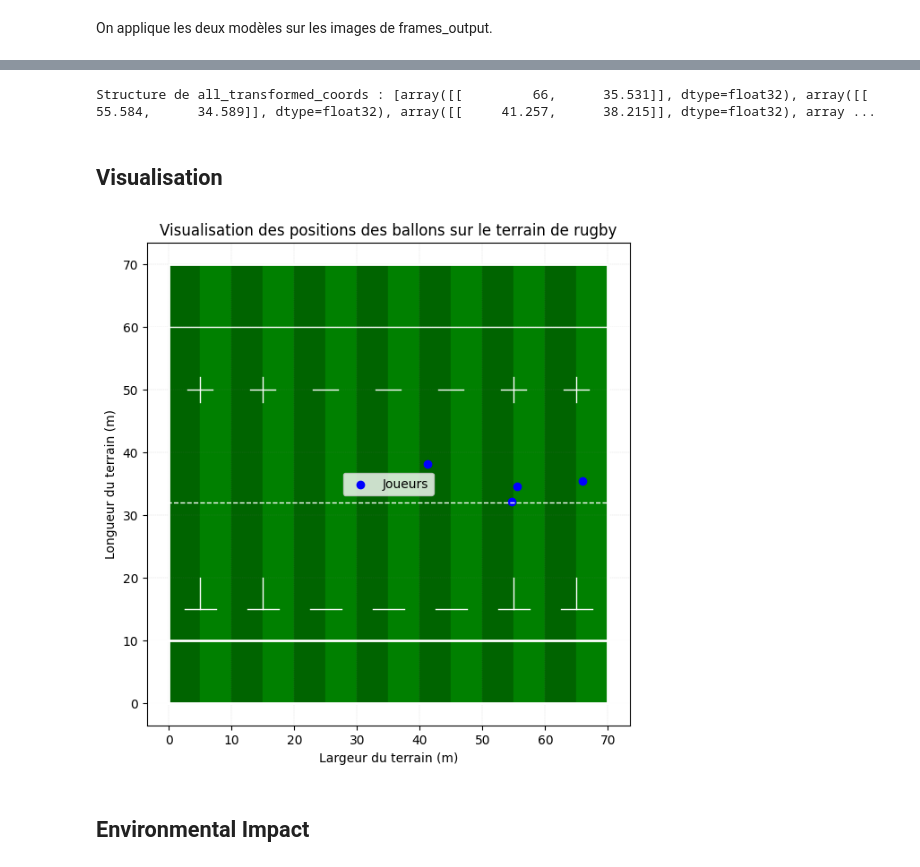
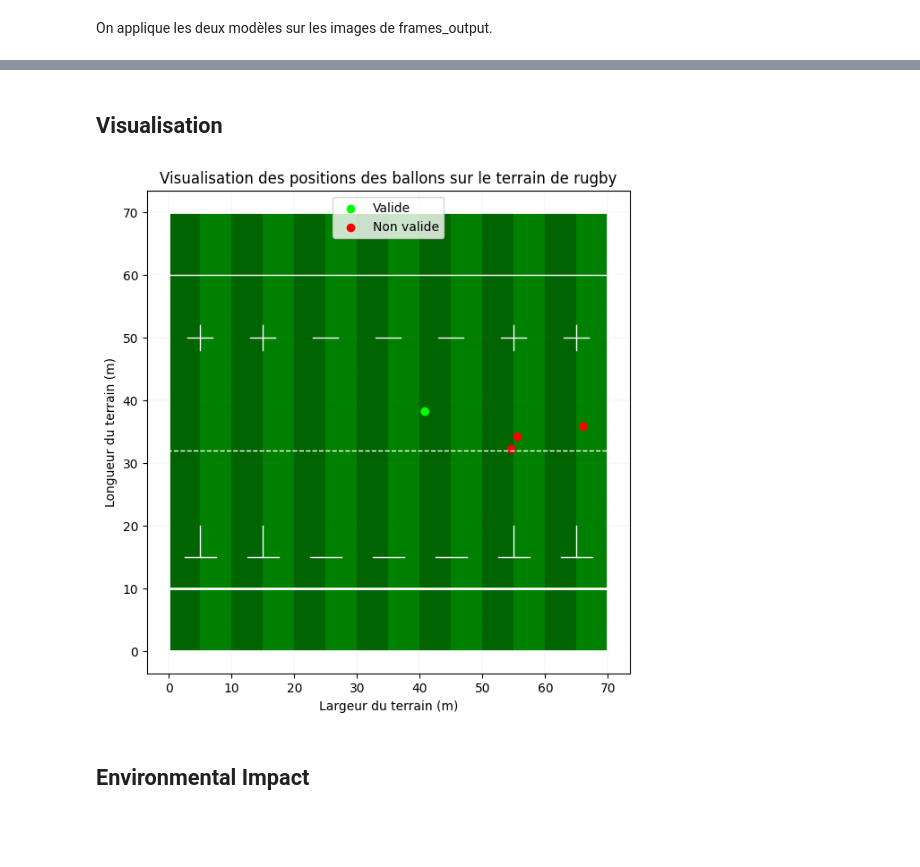
Before and after one commit to mboytchev/P5A_Rugby_Vision, a Jupyter notebook: Detection_ball/dernier.ipynb, the cells around one changed output, grey strips where cells are left out. Cells and saved outputs as stored; diff of their text form; code cells hidden in the pictures; blank space fills up the shorter version.

```diff
--- a/Detection_ball/dernier.ipynb
+++ b/Detection_ball/dernier.ipynb
@@ -717,11 +742,7 @@ Joueur : [      54.62      32.231]
-# %%
-# Vérification de la structure de all_transformed_coords
-print("Structure de all_transformed_coords :", all_transformed_coords)
-# %% [output]
-Structure de all_transformed_coords : [array([[         66,      35.531]], dtype=float32), array([[     55.584,      34.589]], dtype=float32), array([[     41.257,      38.215]], dtype=float32), array ...
 # %% [markdown]
 ## Visualisation
 # %%
+from datetime import datetime
 
 # Création du terrain de rugby
 plt.figure(figsize=(12, 7))
@@ -750,36 +771,57 @@ plt.axhline(50 + 10, color='white', linestyle='-', linewidth=1)
 # Tracer les croix et les lignes de terrain
 cross_x_positions = [5, 15, terrain_width - 15, terrain_width - 5]
 for x in cross_x_positions:
     plt.plot([x - 2.5, x + 2.5], [15, 15], color='white', linewidth=1)
     plt.plot([x, x], [15, 20], color='white', linewidth=1)
     plt.plot([x - 2, x + 2], [terrain_length - 20, terrain_length - 20], color='white', linewidth=1)
     plt.plot([x, x], [terrain_length - 22, terrain_length - 18], color='white', linewidth=1)
 
 line_x_positions = [25, 35, 45]
 for x in line_x_positions:
     plt.plot([x - 2.5, x + 2.5], [15, 15], color='white', linewidth=1)
     plt.plot([x - 2, x + 2], [terrain_length - 20, terrain_length - 20], color='white', linewidth=1)
 
 # Extraction des coordonnées x et y de all_transformed_coords
 x_coords = [coord[0][0] for coord in all_transformed_coords]  # Liste des coordonnées x
 y_coords = [coord[0][1] for coord in all_transformed_coords]  # Liste des coordonnées y
 
 # Tracer les positions des joueurs ou des points
-plt.scatter(x_coords, y_coords, color='blue', label='Joueurs')
+colors = ['#00FF00' if status == 'Oui' else 'red' for status in all_rentree]
+plt.scatter(x_coords, y_coords, color=colors)
+
+# Ajouter des points fictifs pour la légende
+plt.scatter([], [], color='#00FF00', label='Valide')
+plt.scatter([], [], color='red', label='Non valide')
 
 # Ajouter des labels pour les axes
 plt.xlabel("Largeur du terrain (m)")
 plt.ylabel("Longueur du terrain (m)")
 
 # Ajustement du rapport d'aspect et grille discrète
 plt.gca().set_aspect('equal', adjustable='box')
 plt.grid(color='gray', linestyle='--', linewidth=0.3, alpha=0.3)
 
-# Afficher la légende et la visualisation
+# Afficher la légende
 plt.legend()
+
+# Vérifier et créer le dossier "schema_penalite" s'il n'existe pas
+output_dir = "schema_penalite"
+if not os.path.exists(output_dir):
+    os.makedirs(output_dir)
+
+# Obtenir la date actuelle
+today_date = datetime.now().strftime("%Y-%m-%d")
+
+# Construire le nom du fichier
+output_file = os.path.join(output_dir, f"schema_penalite_{today_date}.png")
+
+# Enregistrer le graphique
+plt.savefig(output_file)
+
+# Afficher la visualisation
 plt.show()
 # %% [output]
-[figure, old version]
+[figure, new version]
 # %% [markdown]
 ## Environmental Impact
 # %% [markdown]
```
Also changed, not shown: parts of 11 cells of this notebook, 9 other files.
